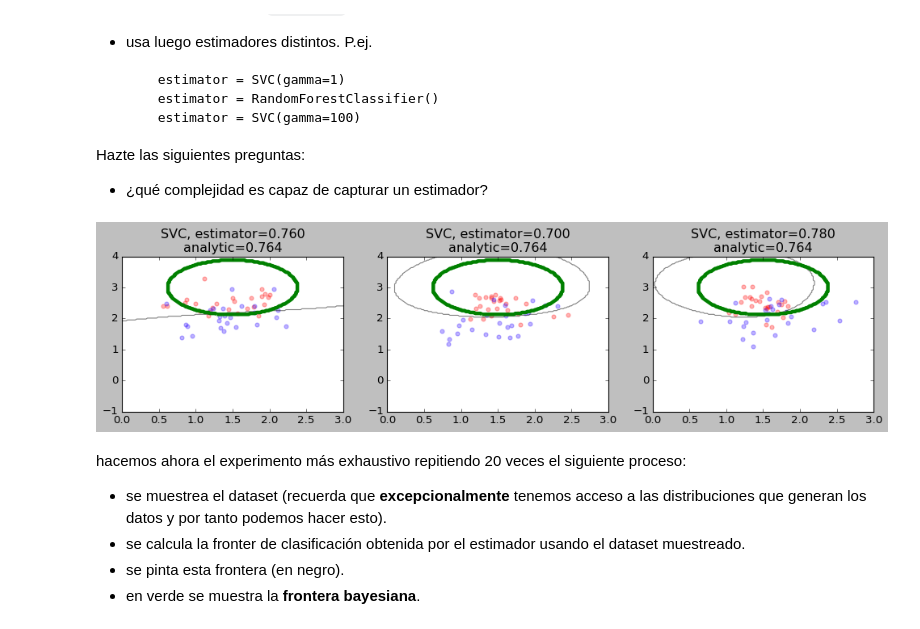
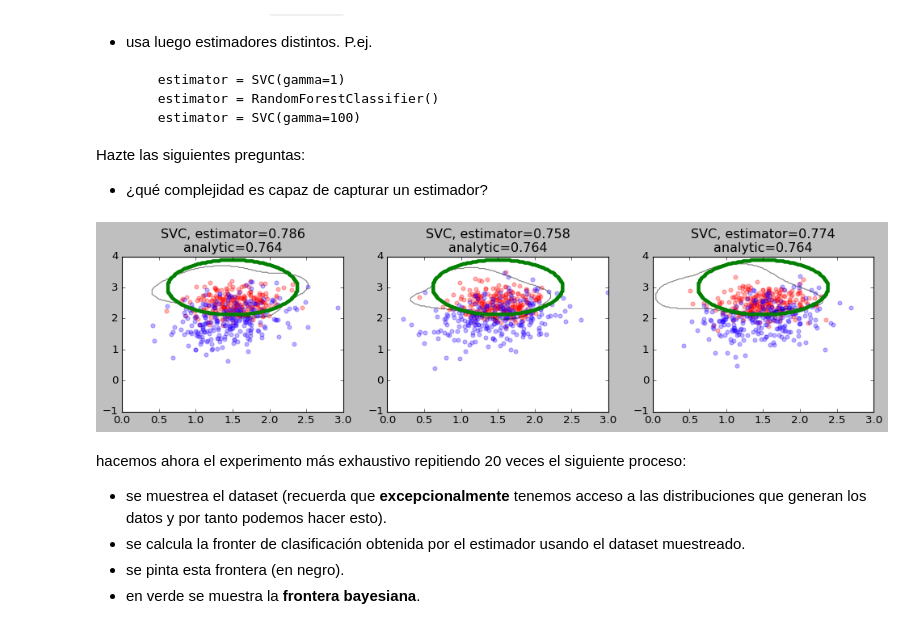
Before and after one commit to myforkedrepositories/20182.mldl, a Jupyter notebook: SESION 1.1 - Modelos derivados de los datos.ipynb, the cells around one changed output. Drawn from its saved outputs; the diff is of its cells as text; code cells hidden in the pictures.

```diff
--- a/SESION 1.1 - Modelos derivados de los datos.ipynb
+++ b/SESION 1.1 - Modelos derivados de los datos.ipynb
@@ -227,18 +229,19 @@ Hazte las siguientes preguntas:
 # %%
 from sklearn.linear_model import LogisticRegression
 from sklearn.svm import SVC
 from sklearn.tree import DecisionTreeClassifier
 from sklearn.ensemble import RandomForestClassifier
 reload(mlutils)
-n_samples = 50
+n_samples = 500
 estimator = LogisticRegression()
-estimator = SVC(gamma=.5)
+# hange gamma from 0.5 to 100
+estimator = SVC(gamma=5) # Commented is linear frontier
 plt.figure(figsize=(15,3))
 for i in range(3):
     plt.subplot(1,3,i+1)
     mlutils.plot_estimator_border(mc, estimator, mins=[0,-1], maxs=[3,4], n_samples=n_samples, legend=False)
 # %% [output]
-[figure, old version]
+[figure, new version]
 # %% [markdown]
 hacemos ahora el experimento más exhaustivo repitiendo 20 veces el siguiente proceso:
 
```
Also changed, not shown: parts of 1 cell of this notebook.
